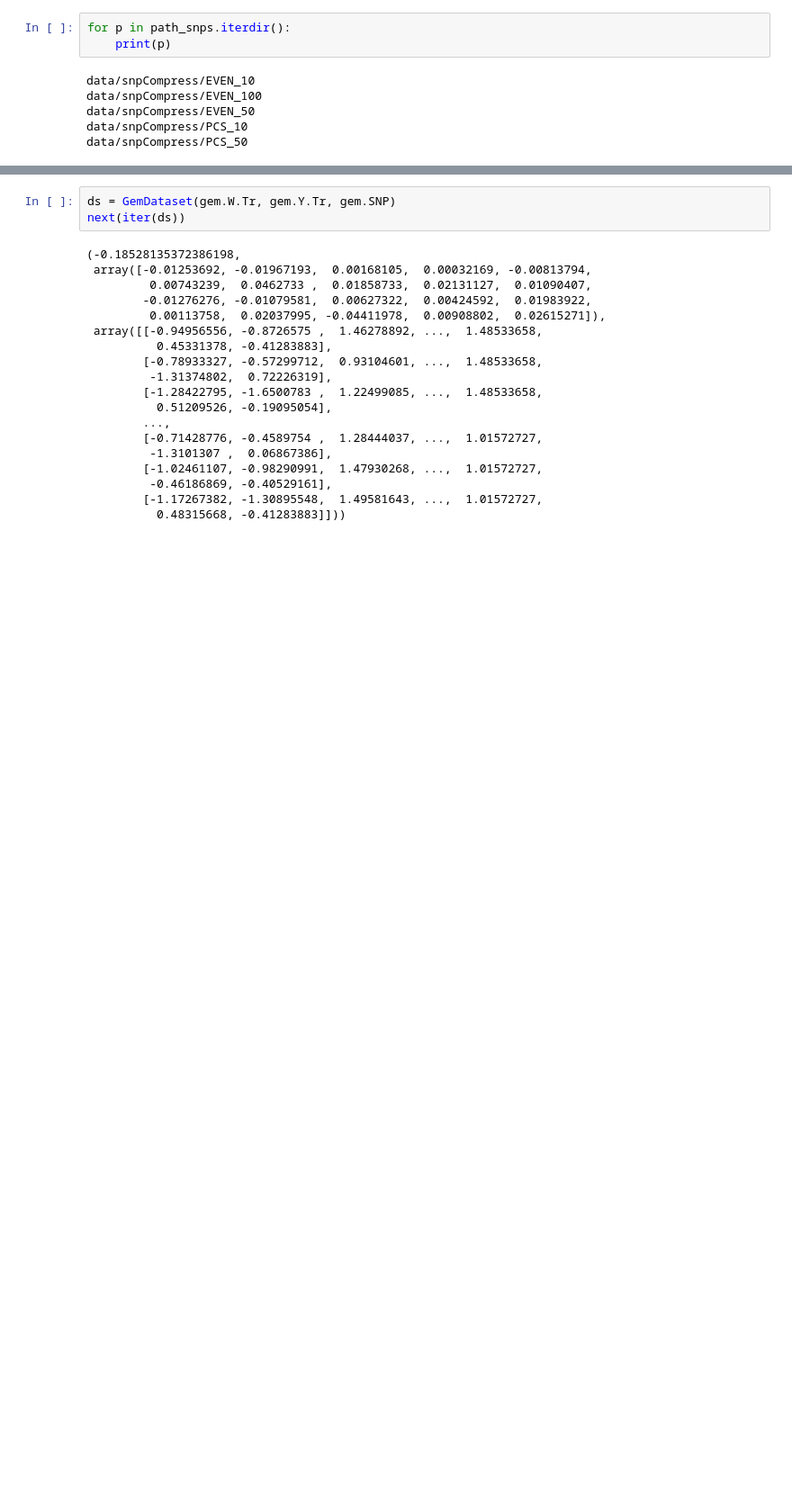
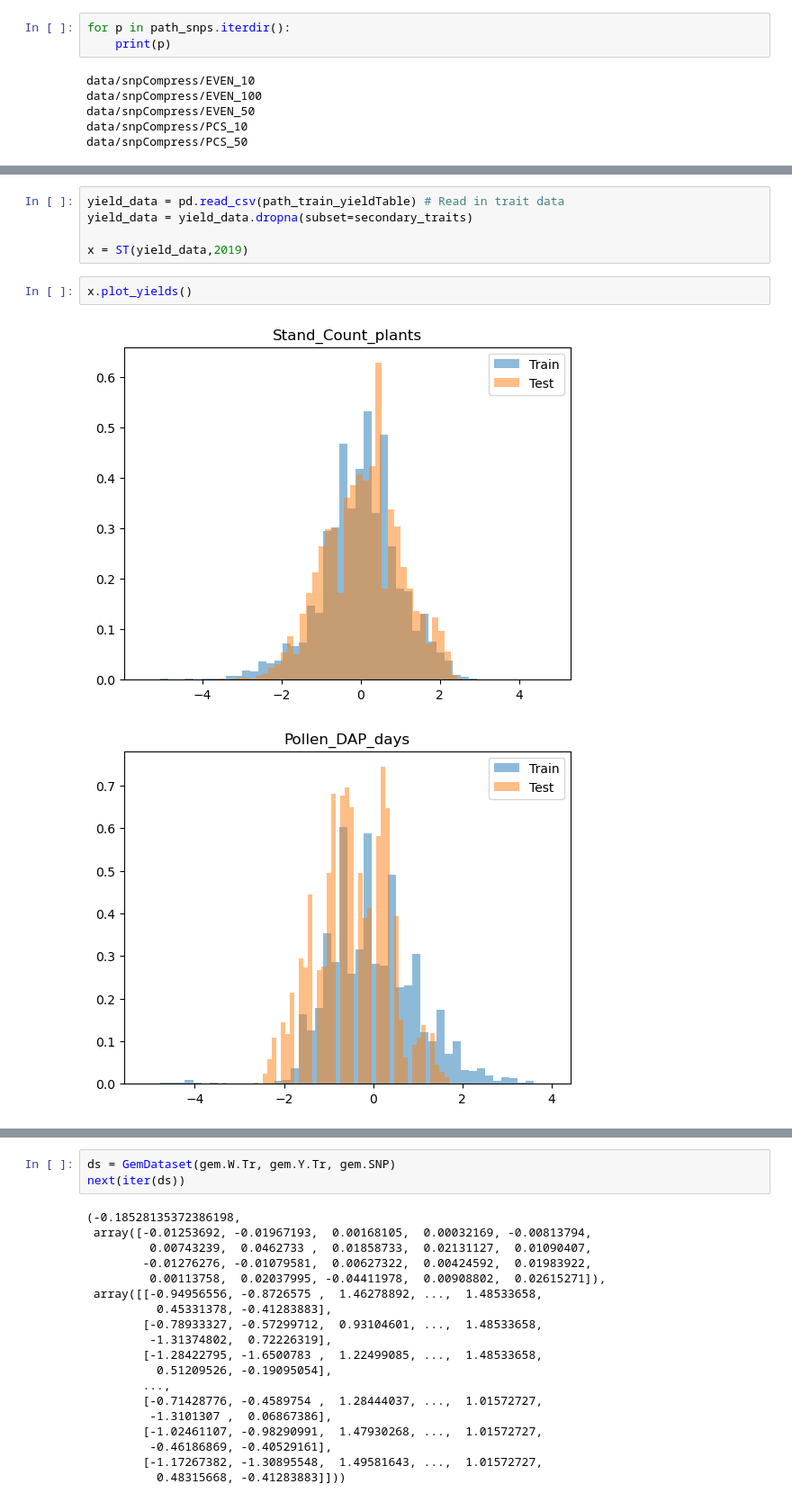
Before and after one commit to cjGO/hybridpredictmaize22, a Jupyter notebook: dev_nbs/scratch.ipynb, the cells around one changed output, grey strips where cells are left out. Shown at 90% size. Saved outputs shown, nothing was run; the diff lists cells and outputs as text; blank space fills up the shorter version.

```diff
--- a/dev_nbs/scratch.ipynb
+++ b/dev_nbs/scratch.ipynb
@@ -32,0 +83,10 @@ data/snpCompress/PCS_50
+# %%
+yield_data = pd.read_csv(path_train_yieldTable) # Read in trait data
+yield_data = yield_data.dropna(subset=secondary_traits)
+
+x = ST(yield_data,2019)
+# %%
+x.plot_yields()
+# %% [output]
+[figure, added]
+[figure, added]
```
Also changed, not shown: parts of 12 cells of this notebook, 7 other files.
